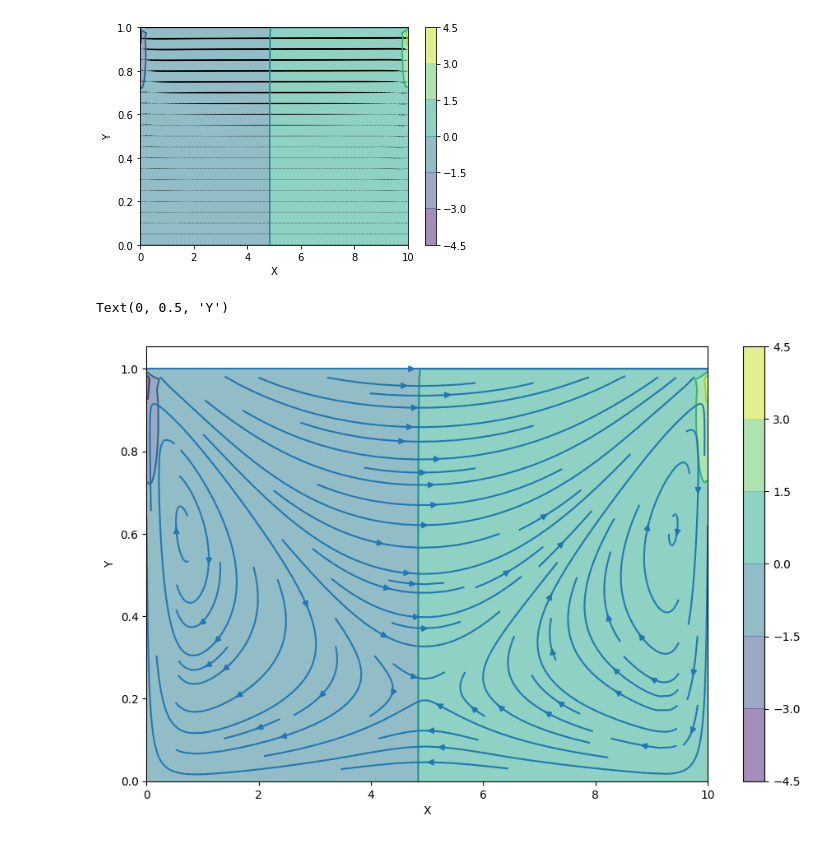
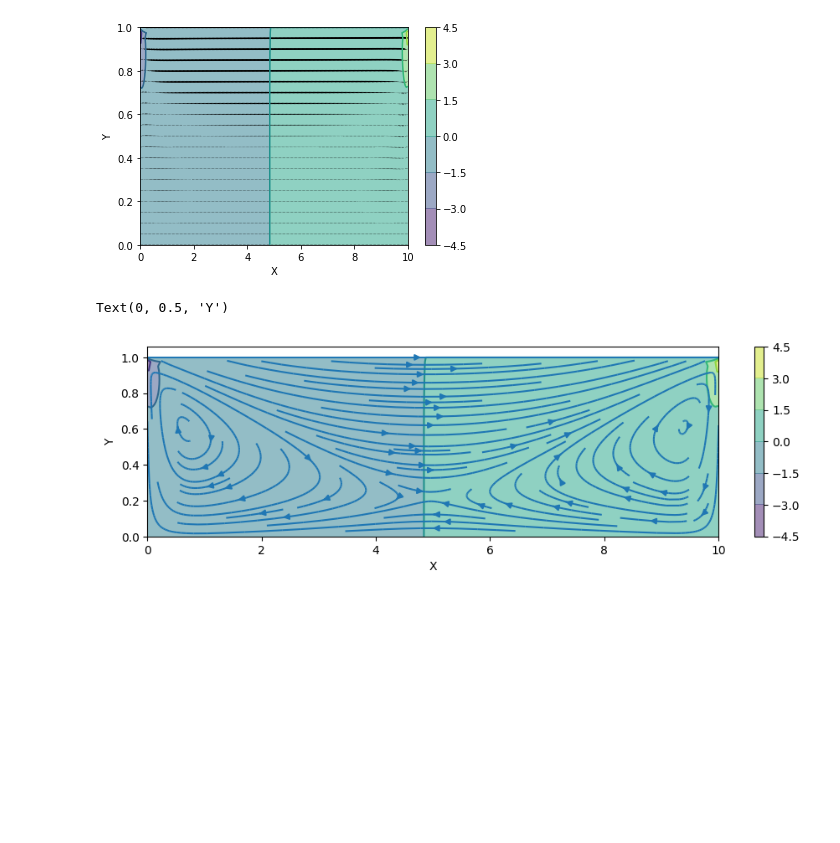
Before and after one commit to wutmeownow/phys441, a Jupyter notebook: JupyterNotebooks/Cavity_Flow_2D.ipynb, the cells around one changed output. Saved outputs shown, nothing was run; the diff lists cells and outputs as text; code cells hidden in the pictures; blank space fills up the shorter version.

```diff
--- a/JupyterNotebooks/Cavity_Flow_2D.ipynb
+++ b/JupyterNotebooks/Cavity_Flow_2D.ipynb
@@ -245,13 +245,13 @@ pyplot.ylabel('Y')
 Text(0, 0.5, 'Y')
 [figure]
 # %%
-fig = pyplot.figure(figsize=(11, 7), dpi=100)
+fig = pyplot.figure(figsize=(11, 3), dpi=100)
 pyplot.contourf(X, Y, p, alpha=0.5, cmap=cm.viridis)
 pyplot.colorbar()
 pyplot.contour(X, Y, p, cmap=cm.viridis)
 pyplot.streamplot(X, Y, u, v)
 pyplot.xlabel('X')
 pyplot.ylabel('Y')
 # %% [output]
 Text(0, 0.5, 'Y')
-[figure, old version]
+[figure, new version]
```
Also changed, not shown: parts of 1 cell of this notebook, 1 other file.
